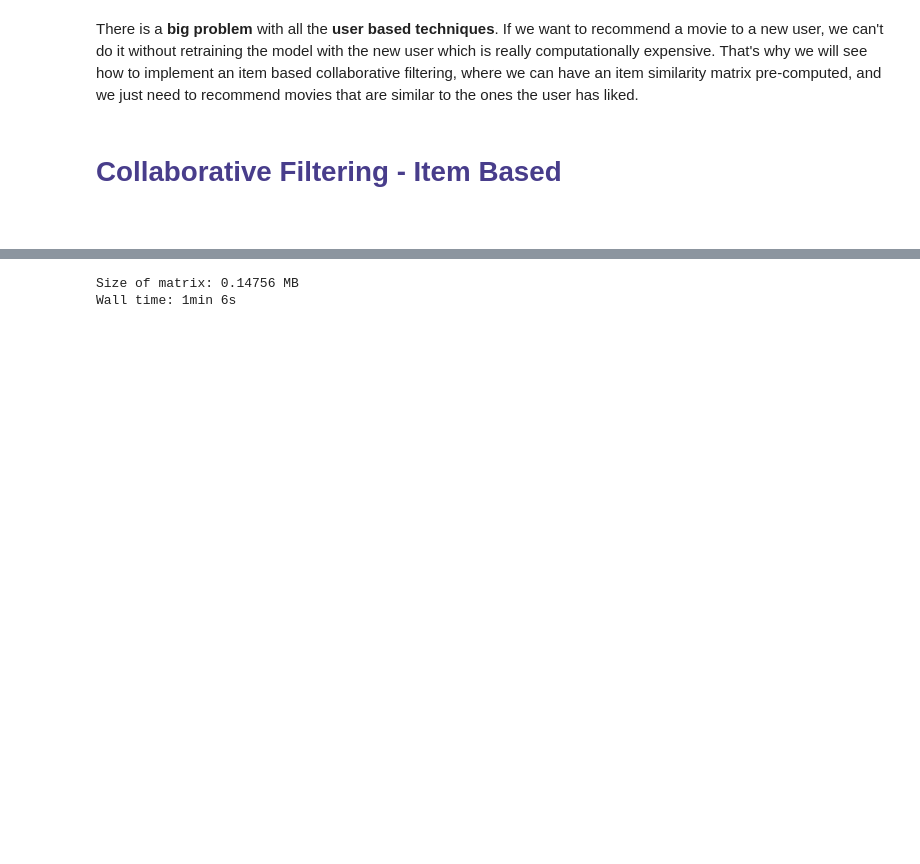
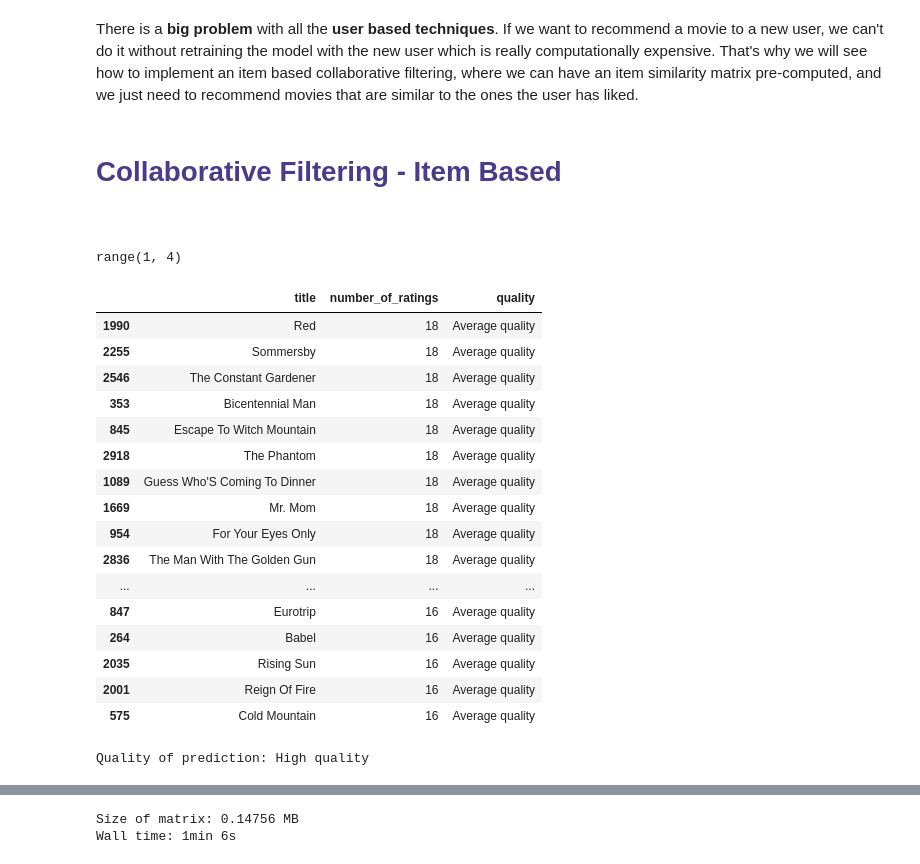
Before and after one commit to jmonsalverodilla/Recommender-Systems, a Jupyter notebook: 3) Recommender System Using Collaborative Filtering.ipynb, the cells around one changed output, grey strips where cells are left out. Cells and saved outputs as stored; diff of their text form; code cells hidden in the pictures; blank space fills up the shorter version.

```diff
--- a/3) Recommender System Using Collaborative Filtering.ipynb
+++ b/3) Recommender System Using Collaborative Filtering.ipynb
@@ -375,3 +345,35 @@ There is a **big problem** with all the **user based techniques**. If we want to
 <h1 style="color:DarkSlateBlue"> Collaborative Filtering - Item Based </h1>
 
 <a href="#top" class="btn btn-primary btn-sm" role="button" aria-pressed="true" style="color:white" data-toggle="popover">Go to TOC</a>
+# %%
+range(1,num_notas+1)
+# %% [output]
+range(1, 4)
+# %%
+num_notas = 3
+ratings_per_movie = df_ratings_complete.groupby('title').agg({'userId':'count'}).reset_index().sort_values(by="userId",ascending=False).rename(columns={'userId':'number_of_ratings'})
+ratings_per_movie['quality'] = ratings_per_movie['number_of_ratings'].transform(lambda x: pd.qcut(x,num_notas, duplicates='drop',labels=['Low quality','Average quality','High quality']))
+ratings_per_movie[ratings_per_movie['quality']=="Average quality"].head(100)
+# %% [output]
+|  | title | number_of_ratings | quality |
+| 1990 | Red | 18 | Average quality |
+| 2255 | Sommersby | 18 | Average quality |
+| 2546 | The Constant Gardener | 18 | Average quality |
+| 353 | Bicentennial Man | 18 | Average quality |
+| 845 | Escape To Witch Mountain | 18 | Average quality |
+| 2918 | The Phantom | 18 | Average quality |
+| 1089 | Guess Who'S Coming To Dinner | 18 | Average quality |
+| 1669 | Mr. Mom | 18 | Average quality |
+| 954 | For Your Eyes Only | 18 | Average quality |
+| 2836 | The Man With The Golden Gun | 18 | Average quality |
+| ... | ... | ... | ... |
+| 847 | Eurotrip | 16 | Average quality |
+| 264 | Babel | 16 | Average quality |
+| 2035 | Rising Sun | 16 | Average quality |
+| 2001 | Reign Of Fire | 16 | Average quality |
+| 575 | Cold Mountain | 16 | Average quality |
+# %%
+movie = "Forrest Gump"
+print("Quality of prediction:",ratings_per_movie[ratings_per_movie['title']==movie]['quality'].values[0])
+# %% [output]
+Quality of prediction: High quality
```
Also changed, not shown: parts of 3 cells of this notebook, 2 other files.
